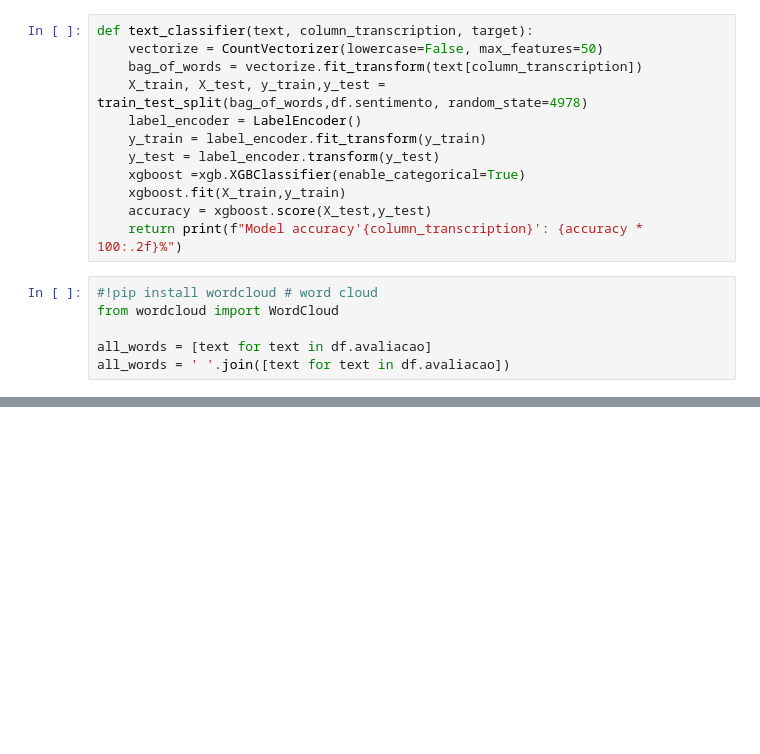
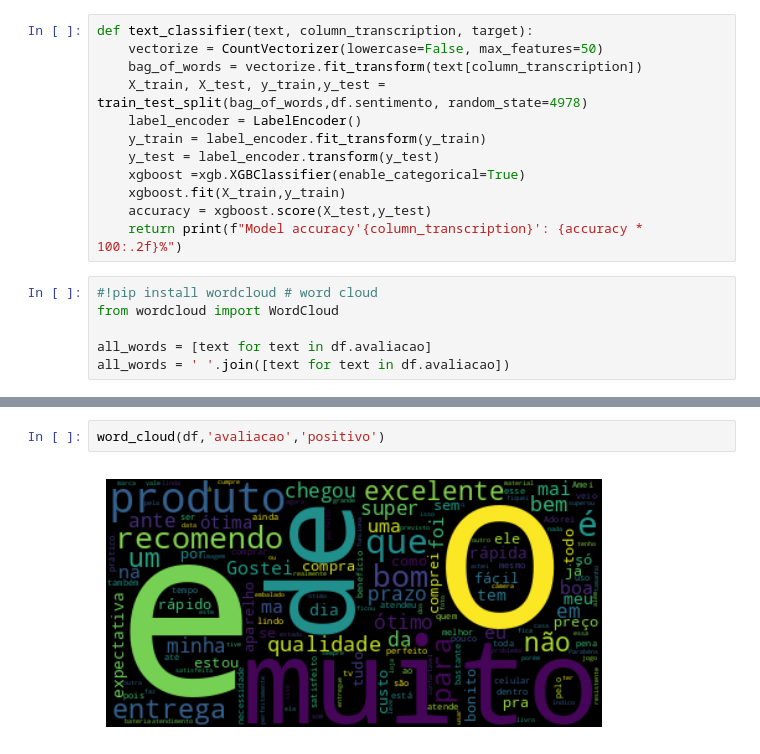
Before and after one commit to isadays/NLP, a Jupyter notebook: Modelo.ipynb, the cells around one changed output, grey strips where cells are left out. Cells and saved outputs as stored; diff of their text form; blank space fills up the shorter version.

```diff
--- a/Modelo.ipynb
+++ b/Modelo.ipynb
@@ -105,0 +120,4 @@ plt.show()
+# %%
+word_cloud(df,'avaliacao','positivo')
+# %% [output]
+[figure, added]
```
Also changed, not shown: parts of 4 cells of this notebook.
